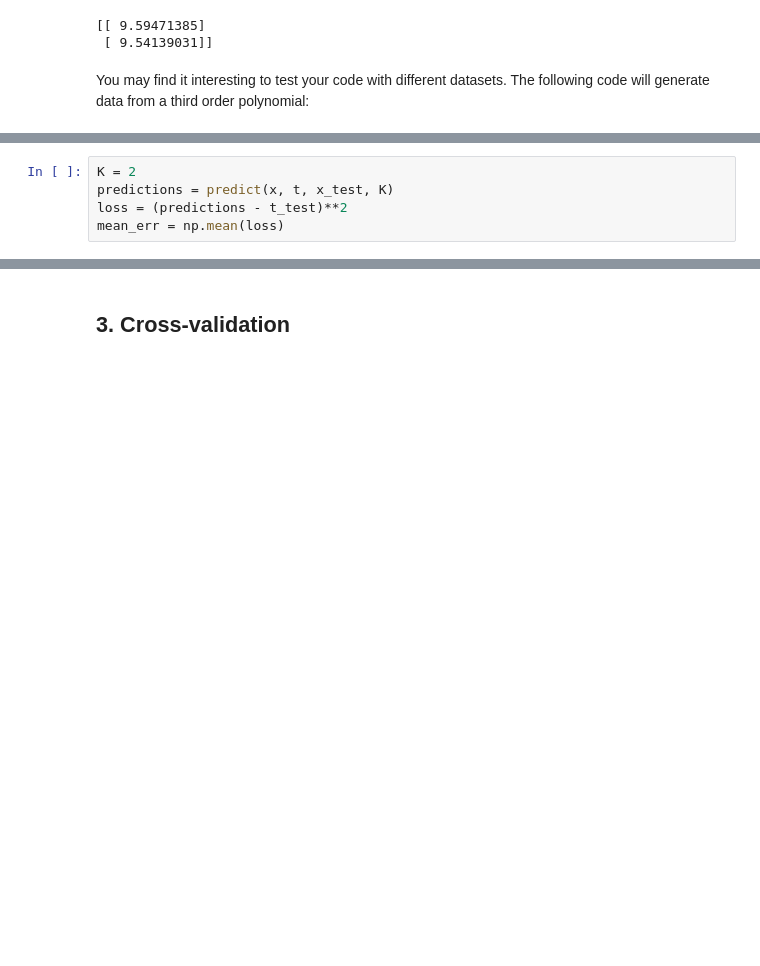
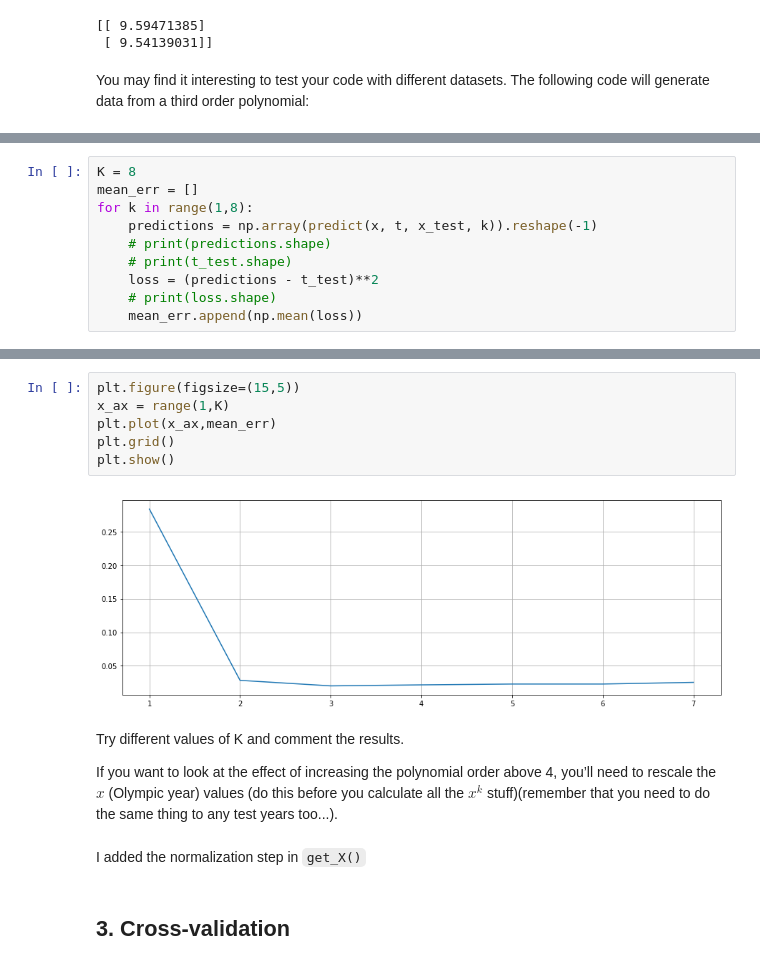
Before and after one commit to MatteoRomiti/ASI, a Jupyter notebook: Lab1.ipynb, the cells around one changed output, grey strips where cells are left out. Saved outputs shown, nothing was run; the diff lists cells and outputs as text; blank space fills up the shorter version.

```diff
--- a/Lab1.ipynb
+++ b/Lab1.ipynb
@@ -196,5 +248,10 @@ mean_err = np.mean(loss)
 # %%
-K = 2
-predictions = predict(x, t, x_test, K)
-loss = (predictions - t_test)**2
-mean_err = np.mean(loss)
+K = 8
+mean_err = []
+for k in range(1,8):
+    predictions = np.array(predict(x, t, x_test, k)).reshape(-1)
+    # print(predictions.shape)
+    # print(t_test.shape)
+    loss = (predictions - t_test)**2
+    # print(loss.shape)
+    mean_err.append(np.mean(loss))
@@ -203,3 +258,18 @@ Try different values of K and comment the results.
+# %%
+plt.figure(figsize=(15,5))
+x_ax = range(1,K)
+plt.plot(x_ax,mean_err)
+plt.grid()
+plt.show()
+# %% [output]
+[figure, added]
+# %% [markdown]
+Try different values of K and comment the results.
+
+If you want to look at the effect of increasing the polynomial order above 4, you’ll need to
+rescale the $x$ (Olympic year) values (do this before you calculate all the $x^k$ stuff)(remember that you need to do the same thing to any test years too...).
+# %% [markdown]
+I added the normalization step in `get_X()`
 # %% [markdown]
 ## 3. Cross-validation
 # %% [markdown]
```
Also changed, not shown: parts of 31 cells of this notebook, 8 other files.
